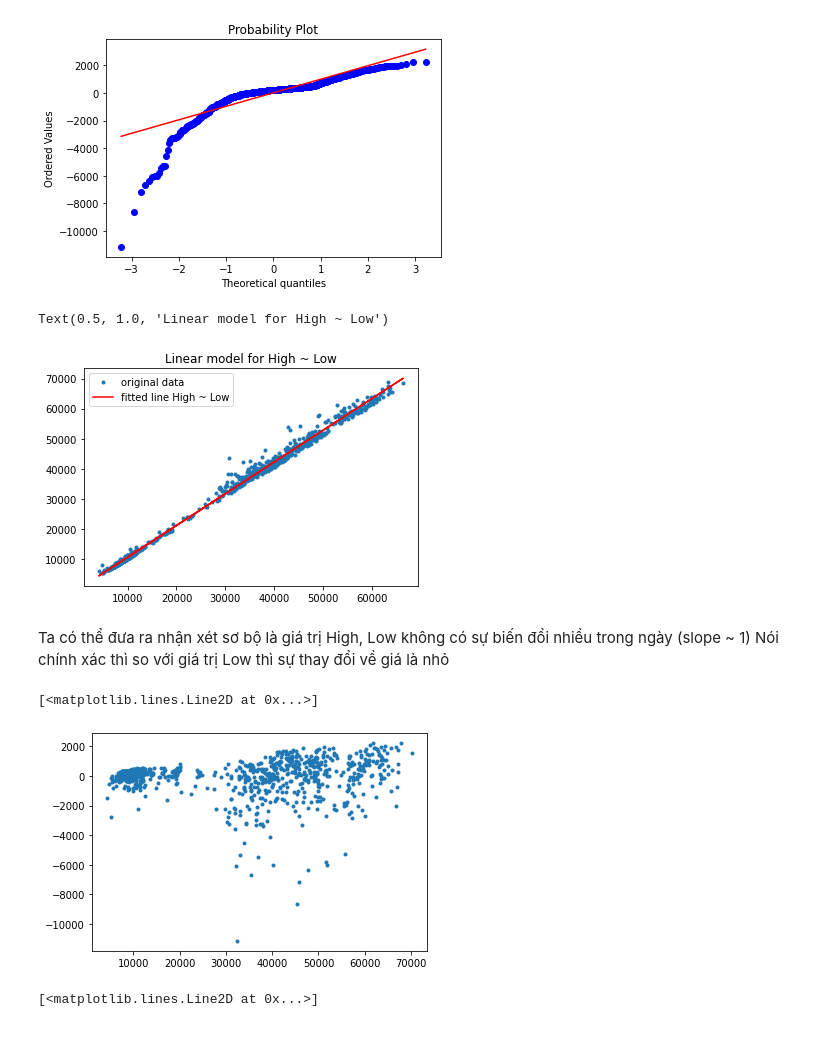
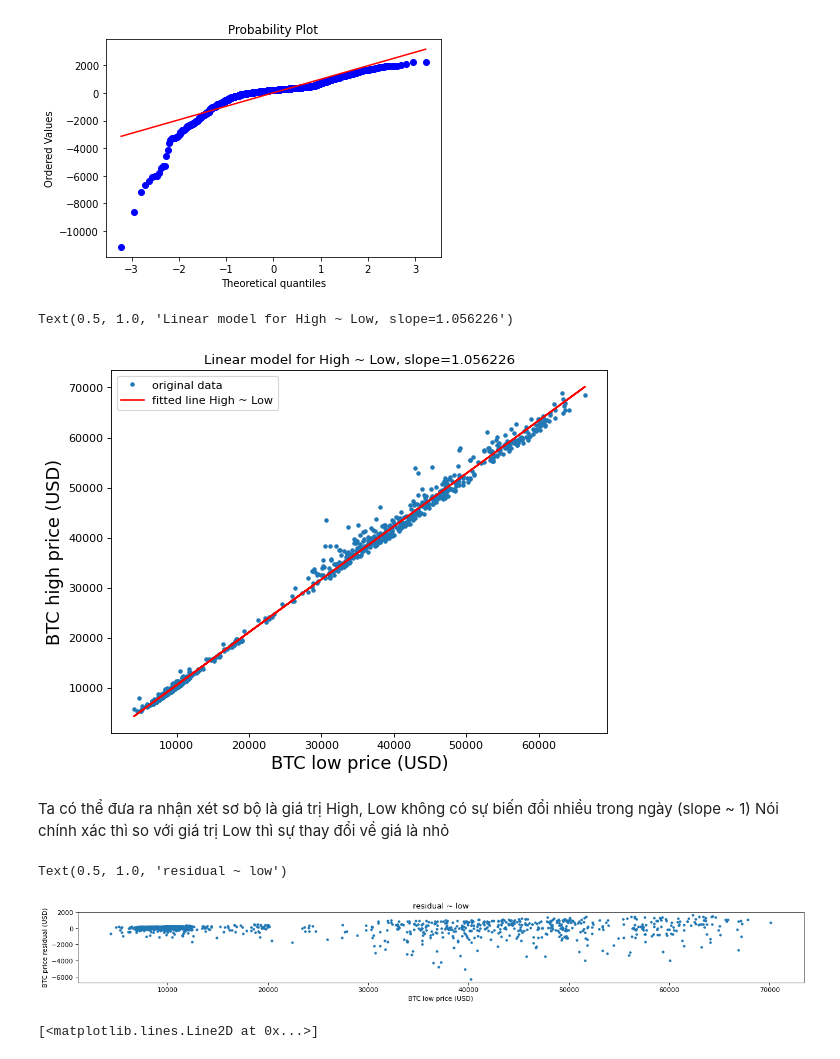
Before and after one commit to batman0911/coin_report, a Jupyter notebook: src/day_analyse.ipynb, the cells around one changed output. Drawn from its saved outputs; the diff is of its cells as text; code cells hidden in the pictures.

Commit message:
plot residual

```diff
--- a/src/day_analyse.ipynb
+++ b/src/day_analyse.ipynb
@@ -82,21 +100,28 @@ pylab.show()
 # %% [output]
 [figure]
 # %%
+figure(figsize=(8,6), dpi=80)
 plt.plot(coin_day['Low'], coin_day['High'], '.', label = 'original data')
 plt.plot(coin_day['Low'], coin_day['fit_high_low'], 'r', label = 'fitted line High ~ Low')
+plt.xlabel('BTC low price (USD)', fontsize = 16)
+plt.ylabel('BTC high price (USD)', fontsize = 16)
 plt.legend()
-plt.title('Linear model for High ~ Low')
+plt.title('Linear model for High ~ Low, slope=1.056226')
 # %% [output]
-Text(0.5, 1.0, 'Linear model for High ~ Low')
+Text(0.5, 1.0, 'Linear model for High ~ Low, slope=1.056226')
-[figure, old version]
+[figure, new version]
 # %% [markdown]
 Ta có thể đưa ra nhận xét sơ bộ là giá trị High, Low không có sự biến đổi nhiều trong ngày (slope ~ 1)
 Nói chính xác thì so với giá trị Low thì sự thay đổi về giá là nhỏ
-# %%
-plt.plot(coin_day['fit_high_low'], coin_day['residual'], '.')
-# %% [output]
-[<matplotlib.lines.Line2D at 0x...>]
-[figure, removed]
+# %%
+figure(figsize=(20,2), dpi=80)
+plt.plot(coin_day['fit_high_low'], coin_day['residual'], '.')
+plt.xlabel('BTC low price (USD)', fontsize = 10)
+plt.ylabel('BTC price residual (USD)', fontsize = 10)
+plt.title('residual ~ low')
+# %% [output]
+Text(0.5, 1.0, 'residual ~ low')
+[figure, added]
 # %%
 plt.plot(coin_day['Open'], coin_day['High'], '.')
 # %% [output]
```
Also changed, not shown: parts of 10 cells of this notebook, 11 other files.
